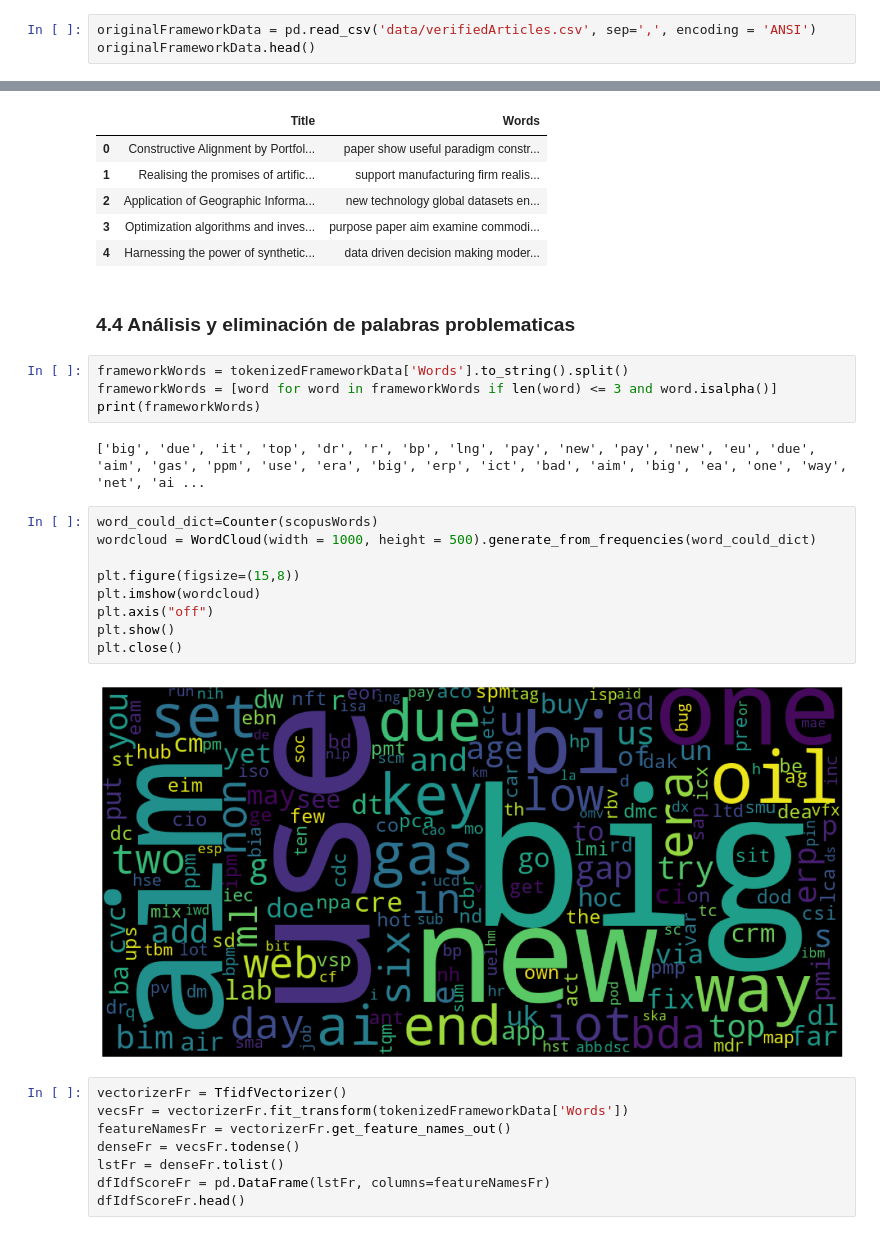
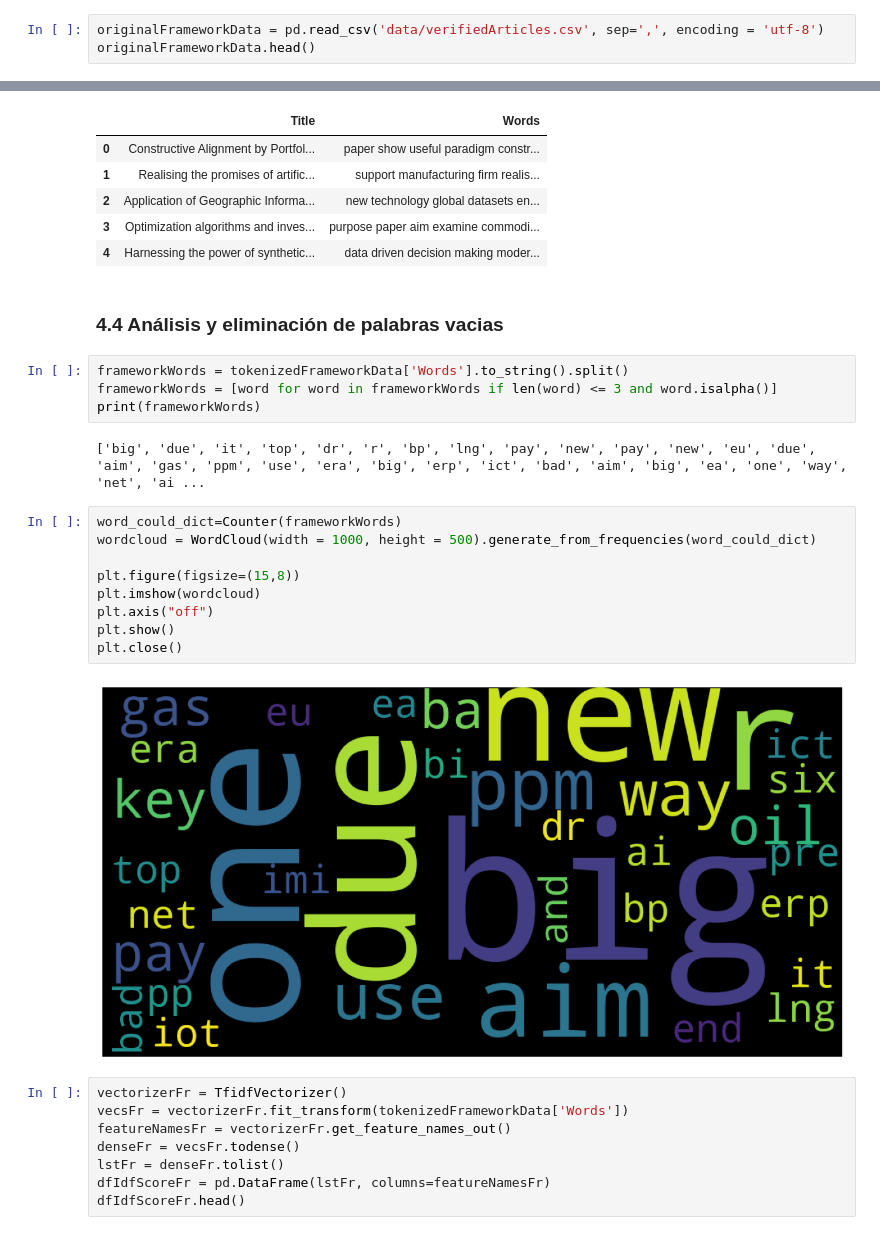
Before and after one commit to LeandroYara/Proyecto-de-grado_Clasificacion-de-portafolios, a Jupyter notebook: AnalisisModelo.ipynb, the cells around one changed output, grey strips where cells are left out. Saved outputs shown, nothing was run; the diff lists cells and outputs as text.

```diff
--- a/AnalisisModelo.ipynb
+++ b/AnalisisModelo.ipynb
@@ -58,7 +58,7 @@ scopusData.head()
 | 4 | Giuffrè M.; Shung D.L. | Giuffrè, Mauro (57210704630); Shu... | 57210704630; 56447050200 | Harnessing the power of synthetic... | 2023 | npj Digital Medicine | 6 | 1 | 186 | ... |
 5 rows × 46 columns
 # %%
-originalFrameworkData = pd.read_csv('data/verifiedArticles.csv', sep=',', encoding = 'ANSI')
+originalFrameworkData = pd.read_csv('data/verifiedArticles.csv', sep=',', encoding = 'utf-8')
 originalFrameworkData.head()
 # %% [output]
 |  | Title | Link | Abstract | Name | Category | Criteria |
@@ -428,7 +468,7 @@ tokenizedScopusData.head()
 | 3 | Optimization algorithms and inves... | purpose paper aim examine commodi... |
 | 4 | Harnessing the power of synthetic... | data driven decision making moder... |
 # %% [markdown]
-### 4.4 Análisis y eliminación de palabras problematicas
+### 4.4 Análisis y eliminación de palabras vacias
 # %%
 frameworkWords = tokenizedFrameworkData['Words'].to_string().split()
 frameworkWords = [word for word in frameworkWords if len(word) <= 3 and word.isalpha()]
@@ -436,16 +476,16 @@ print(frameworkWords)
 # %% [output]
 ['big', 'due', 'it', 'top', 'dr', 'r', 'bp', 'lng', 'pay', 'new', 'pay', 'new', 'eu', 'due', 'aim', 'gas', 'ppm', 'use', 'era', 'big', 'erp', 'ict', 'bad', 'aim', 'big', 'ea', 'one', 'way', 'net', 'ai ...
 # %%
-word_could_dict=Counter(scopusWords)
+word_could_dict=Counter(frameworkWords)
 wordcloud = WordCloud(width = 1000, height = 500).generate_from_frequencies(word_could_dict)
 
 plt.figure(figsize=(15,8))
 plt.imshow(wordcloud)
 plt.axis("off")
 plt.show()
 plt.close()
 # %% [output]
-[figure, old version]
+[figure, new version]
 # %%
 vectorizerFr = TfidfVectorizer()
 vecsFr = vectorizerFr.fit_transform(tokenizedFrameworkData['Words'])
```
Also changed, not shown: parts of 18 cells of this notebook, 22 other files.
